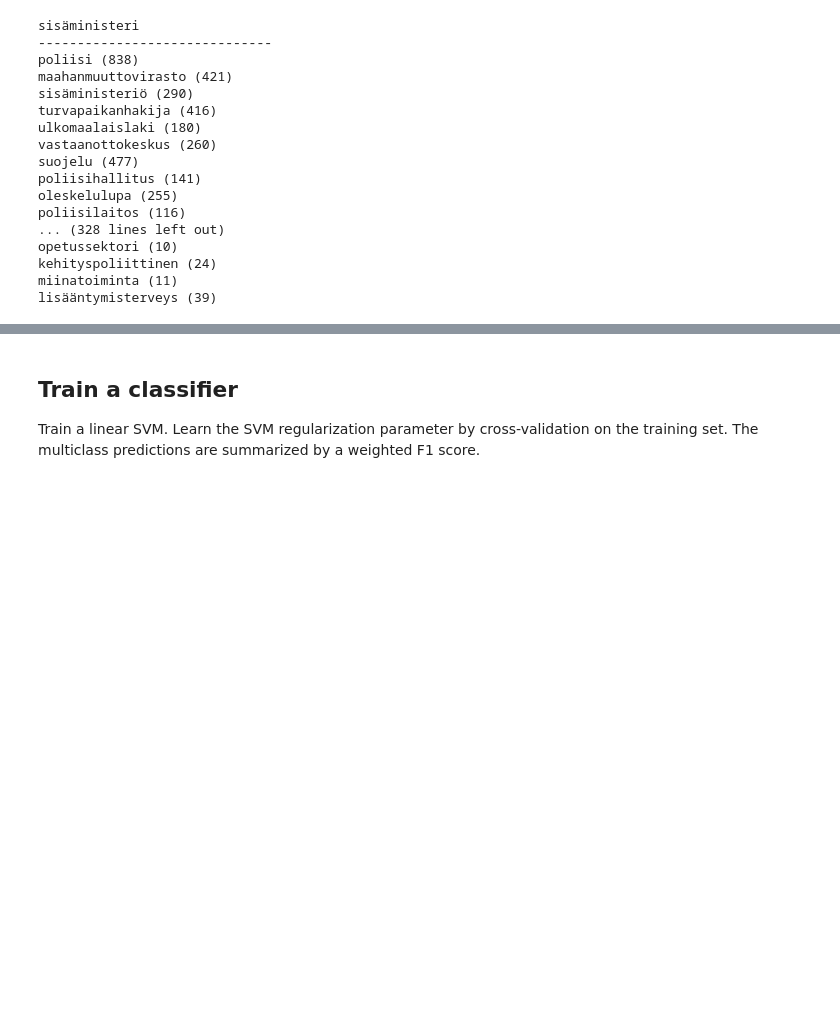
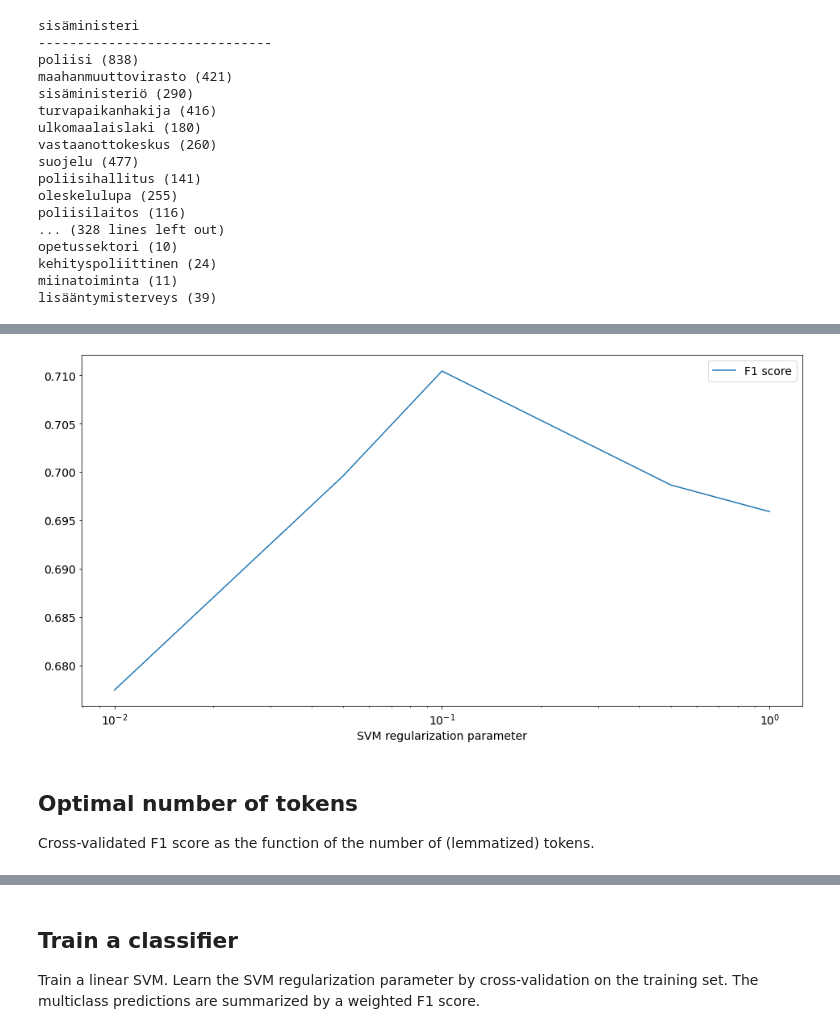
Before and after one commit to aajanki/eduskunta-vkk, a Jupyter notebook: baseline_classifier/baseline.ipynb, the cells around one changed output, grey strips where cells are left out. Drawn from its saved outputs; the diff is of its cells as text; code cells hidden in the pictures; blank space fills up the shorter version.

```diff
--- a/baseline_classifier/baseline.ipynb
+++ b/baseline_classifier/baseline.ipynb
@@ -27,13 +30,8 @@ plt.rcParams["figure.figsize"] = (20, 10)
 # %%
 split_whitespace_re = re.compile(r"(?u)\b\w\w+\b")
 
-def get_pipeline(n_dim=500, classifier='svc', reducer=None):
-    vectorizer = TfidfVectorizer(tokenizer=tokenizer,
-                                 ngram_range=(1, 2),
-                                 max_df=0.1,
-                                 stop_words=stop_words_fi)
-    steps = [('vectorizer', vectorizer)]
-
+def get_pipeline(n_dim=500, classifier='svc', reducer=None, C=1):
+    steps = []
     if reducer == 'svd':
         steps.append(('dimensionality_reduction', TruncatedSVD(n_dim)))
     elif reducer == 'chi2':
@@ -46,7 +44,7 @@ def get_pipeline(n_dim=500, classifier='svc', reducer=None):
     if classifier == 'logreg':
         steps.append(('classifier', LogisticRegression(multi_class='multinomial', max_iter=1000)))
     elif classifier == 'svc':
-        steps.append(('classifier', LinearSVC(loss='hinge', intercept_scaling=5.0,
+        steps.append(('classifier', LinearSVC(loss='hinge', C=C, intercept_scaling=5.0,
                                               max_iter=100000, multi_class='ovr')))
     elif classifier:
         assert False, 'Unknown classifier'
@@ -70,6 +68,13 @@ def build_voikko_tokenizer(voikko):
 
     return tokenizer
 
+def build_vectorizer(max_features=None):
+    return TfidfVectorizer(tokenizer=tokenizer,
+                           token_pattern=None,
+                           ngram_range=(1, 2),
+                           max_df=0.1,
+                           max_features=max_features,
+                           stop_words=stop_words_fi)
 
 voikko = libvoikko.Voikko('fi')
 tokenizer = build_voikko_tokenizer(voikko)
@@ -78,6 +83,7 @@ stop_words_fi = list(set(tokenizer(t)[0] for t in [
     'kun', 'me', 'mikä', 'minä', 'myös', 'ne', 'nuo', 'nämä', 'olla', 'se',
     'sinä', 'tai', 'te', 'tuo', 'tämä', 'vai',
 ]))
+vectorizer = build_vectorizer()
 # %% [markdown]
 ## Load data
 # %%
@@ -92,9 +98,12 @@ def load_data():
     return train, dev, test
 # %%
 train, dev, test = load_data()
+vectorizer.fit(train['sentence'])
+
 print(f'Number of train samples: {len(train)}')
 print(f'Number of dev samples: {len(dev)}')
 print(f'Number of test samples: {len(test)}')
+print(f'Number of tokens: {len(vectorizer.get_feature_names())}')
 # %% [output]
 Number of train samples: 49106
 Number of dev samples: 3000
@@ -163,0 +178,5 @@ lisääntymisterveys (39)
+# %%
+X_train = vectorizer.transform(train['sentence'])
+
+enc = LabelEncoder()
+y_encoded = enc.fit_transform(train['class'])
@@ -163,0 +213,8 @@ lisääntymisterveys (39)
+# %%
+scores_C.plot(x='SVM regularization parameter', y='F1 score', logx=True);
+# %% [output]
+[figure, added]
+# %% [markdown]
+## Optimal number of tokens
+
+Cross-validated F1 score as the function of the number of (lemmatized) tokens.
```
Also changed, not shown: parts of 12 cells of this notebook.
